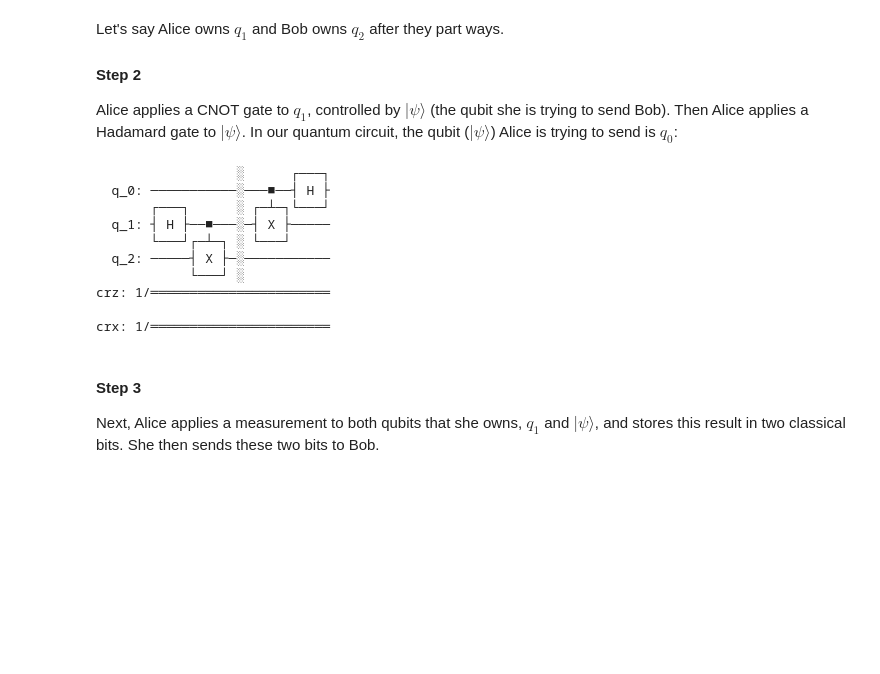
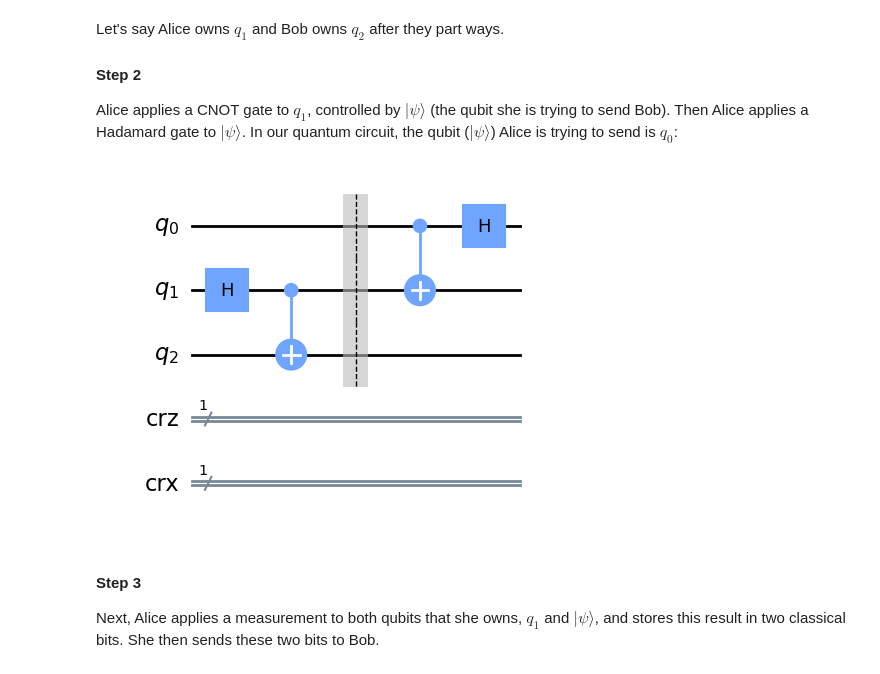
Before and after one commit to AlaricCheng/klass-workshop-hands-on, a Jupyter notebook: basics.ipynb, the cells around one changed output. Saved outputs shown, nothing was run; the diff lists cells and outputs as text; code cells hidden in the pictures; blank space fills up the shorter version.

```diff
--- a/basics.ipynb
+++ b/basics.ipynb
@@ -438,32 +426,23 @@ Alice applies a CNOT gate to $q_1$, controlled by $\vert\psi\rangle$ (the qubit
 # %%
 def alice_gates(qc, psi, a):
     qc.cx(psi, a)
     qc.h(psi)
 
 ## SETUP
 # Protocol uses 3 qubits and 2 classical bits in 2 different registers
 qr = QuantumRegister(3, name="q")
 crz, crx = ClassicalRegister(1, name="crz"), ClassicalRegister(1, name="crx")
 teleportation_circuit = QuantumCircuit(qr, crz, crx)
 
 ## STEP 1
 create_bell_pair(teleportation_circuit, 1, 2)
 
 ## STEP 2
 teleportation_circuit.barrier() # Use barrier to separate steps
 alice_gates(teleportation_circuit, 0, 1)
-teleportation_circuit.draw()
+teleportation_circuit.draw('mpl')
 # %% [output]
-                  ░      ┌───┐
-  q_0: ───────────░───■──┤ H ├
-       ┌───┐      ░ ┌─┴─┐└───┘
-  q_1: ┤ H ├──■───░─┤ X ├─────
-       └───┘┌─┴─┐ ░ └───┘
-  q_2: ─────┤ X ├─░───────────
-            └───┘ ░
-crz: 1/═══════════════════════
-
-crx: 1/═══════════════════════
+[figure, added]
 # %% [markdown]
 #### Step 3
 
```
Also changed, not shown: parts of 10 cells of this notebook.
